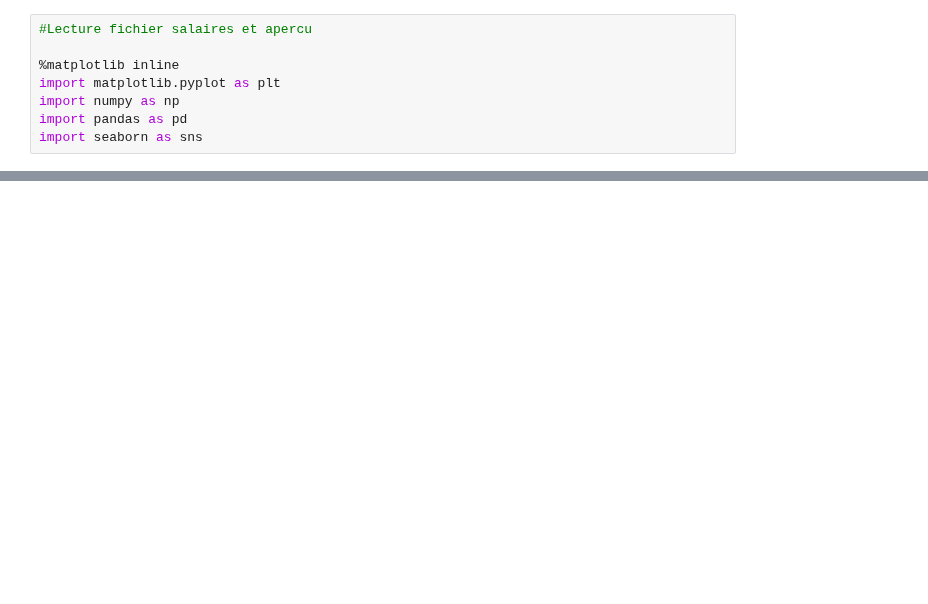
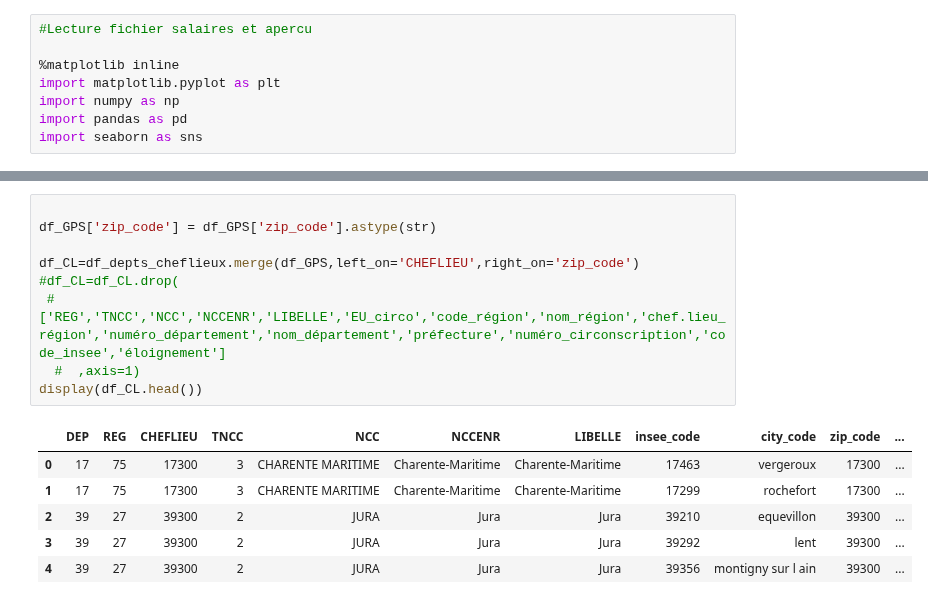
Before and after one commit to nkostiuk/french-industry, a Jupyter notebook: notebooks/MXC-FI - Notebook Travail Maxime.ipynb, the cells around one changed output, grey strips where cells are left out. Saved outputs shown, nothing was run; the diff lists cells and outputs as text; blank space fills up the shorter version.

```diff
--- a/notebooks/MXC-FI - Notebook Travail Maxime.ipynb
+++ b/notebooks/MXC-FI - Notebook Travail Maxime.ipynb
@@ -40,0 +221,16 @@ display(Etablissements_All.head())
+# %%
+
+df_GPS['zip_code'] = df_GPS['zip_code'].astype(str)
+
+df_CL=df_depts_cheflieux.merge(df_GPS,left_on='CHEFLIEU',right_on='zip_code')
+#df_CL=df_CL.drop(
+ #   ['REG','TNCC','NCC','NCCENR','LIBELLE','EU_circo','code_région','nom_région','chef.lieu_région','numéro_département','nom_département','préfecture','numéro_circonscription','code_insee','éloignement']
+  #  ,axis=1)
+display(df_CL.head())
+# %% [output]
+|  | DEP | REG | CHEFLIEU | TNCC | NCC | NCCENR | LIBELLE | insee_code | city_code | zip_code | ... |
+| 0 | 17 | 75 | 17300 | 3 | CHARENTE MARITIME | Charente-Maritime | Charente-Maritime | 17463 | vergeroux | 17300 | ... |
+| 1 | 17 | 75 | 17300 | 3 | CHARENTE MARITIME | Charente-Maritime | Charente-Maritime | 17299 | rochefort | 17300 | ... |
+| 2 | 39 | 27 | 39300 | 2 | JURA | Jura | Jura | 39210 | equevillon | 39300 | ... |
+| 3 | 39 | 27 | 39300 | 2 | JURA | Jura | Jura | 39292 | lent | 39300 | ... |
+| 4 | 39 | 27 | 39300 | 2 | JURA | Jura | Jura | 39356 | montigny sur l ain | 39300 | ... |
```
Also changed, not shown: parts of 8 cells of this notebook.
